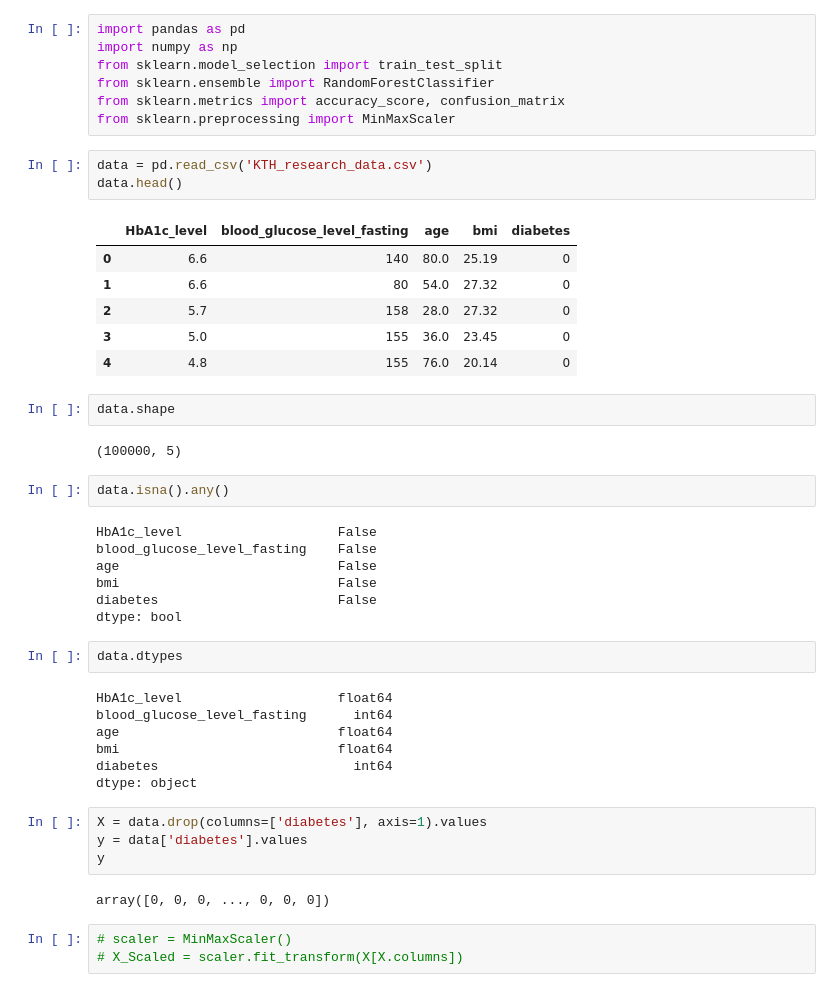
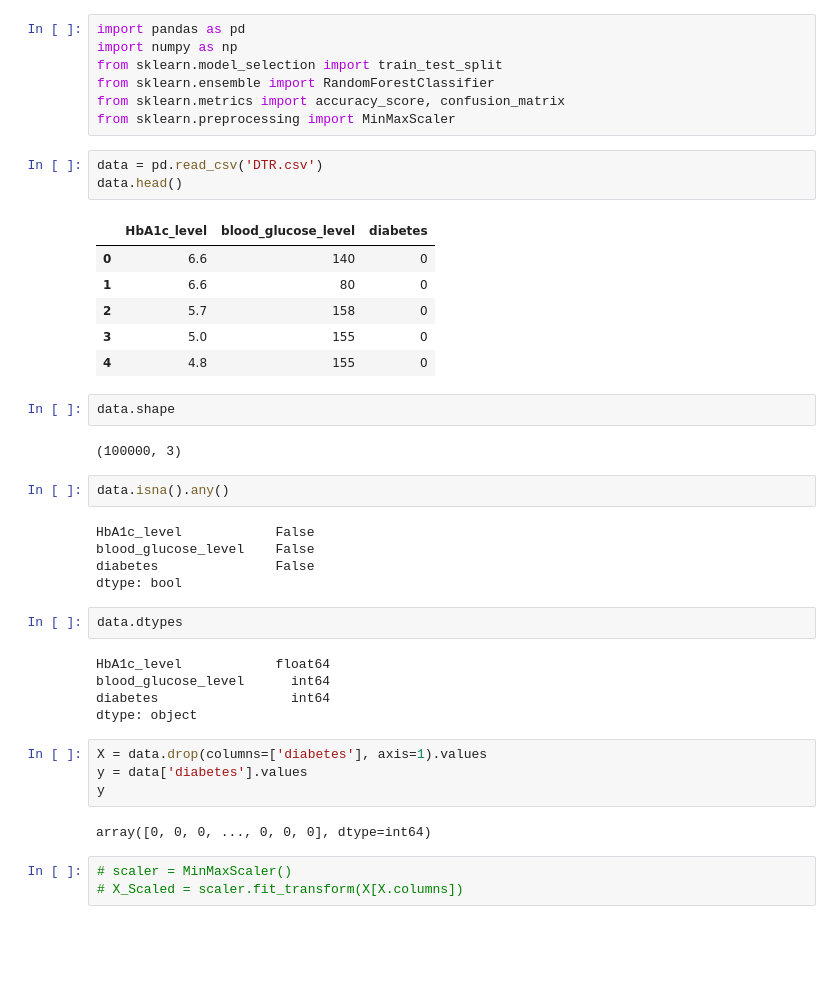
Before and after one commit to Aftabktk437/ML-work-Demo, a Jupyter notebook: Diabetes Test Prediction/main.ipynb, the cells around one changed output. Cells and saved outputs as stored; diff of their text form; blank space fills up the shorter version.

```diff
--- a/Diabetes Test Prediction/main.ipynb
+++ b/Diabetes Test Prediction/main.ipynb
@@ -8,43 +8,39 @@ from sklearn.ensemble import RandomForestClassifier
 from sklearn.metrics import accuracy_score, confusion_matrix
 from sklearn.preprocessing import MinMaxScaler
 # %%
-data = pd.read_csv('KTH_research_data.csv')
+data = pd.read_csv('DTR.csv')
 data.head()
 # %% [output]
-|  | HbA1c_level | blood_glucose_level_fasting | age | bmi | diabetes |
-| 0 | 6.6 | 140 | 80.0 | 25.19 | 0 |
-| 1 | 6.6 | 80 | 54.0 | 27.32 | 0 |
-| 2 | 5.7 | 158 | 28.0 | 27.32 | 0 |
-| 3 | 5.0 | 155 | 36.0 | 23.45 | 0 |
-| 4 | 4.8 | 155 | 76.0 | 20.14 | 0 |
+|  | HbA1c_level | blood_glucose_level | diabetes |
+| 0 | 6.6 | 140 | 0 |
+| 1 | 6.6 | 80 | 0 |
+| 2 | 5.7 | 158 | 0 |
+| 3 | 5.0 | 155 | 0 |
+| 4 | 4.8 | 155 | 0 |
 # %%
 data.shape
 # %% [output]
-(100000, 5)
+(100000, 3)
 # %%
 data.isna().any()
 # %% [output]
-HbA1c_level                    False
-blood_glucose_level_fasting    False
-age                            False
-bmi                            False
-diabetes                       False
+HbA1c_level            False
+blood_glucose_level    False
+diabetes               False
 dtype: bool
 # %%
 data.dtypes
 # %% [output]
-HbA1c_level                    float64
-blood_glucose_level_fasting      int64
-age                            float64
-bmi                            float64
-diabetes                         int64
+HbA1c_level            float64
+blood_glucose_level      int64
+diabetes                 int64
 dtype: object
 # %%
 X = data.drop(columns=['diabetes'], axis=1).values
 y = data['diabetes'].values
 y
 # %% [output]
-array([0, 0, 0, ..., 0, 0, 0])
+array([0, 0, 0, ..., 0, 0, 0], dtype=int64)
 # %%
 # scaler = MinMaxScaler()
 # X_Scaled = scaler.fit_transform(X[X.columns])
```
Also changed, not shown: parts of 10 cells of this notebook, 3 other files.
